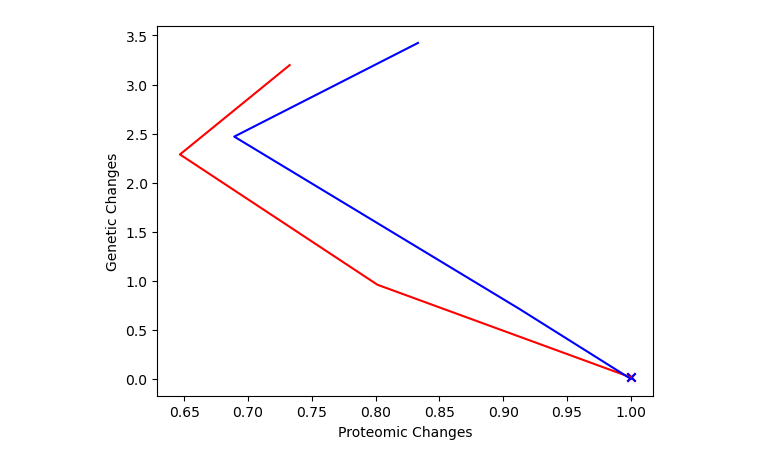
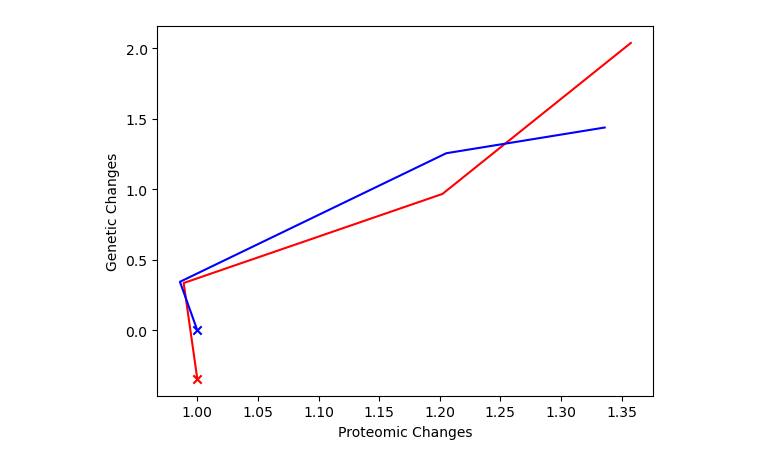
Before and after one commit to cristalzucsd/iModulonMiner, a Jupyter notebook: 5_characterize_iModulons/8_xylose_story.ipynb, the cells around one changed output. Cells and saved outputs as stored; diff of their text form; code cells hidden in the pictures.

```diff
--- a/5_characterize_iModulons/8_xylose_story.ipynb
+++ b/5_characterize_iModulons/8_xylose_story.ipynb
@@ -33,30 +65,30 @@ for group_id, group_df in ica_data.sample_table.groupby('full_name'):
 # %%
 # let's look at expression, iM activity, and proteomics of the genes in question
-gene = 'ZCP4_1350'
+gene = 'ZCP4_0707' # nitrogen fixation - ZCP4_1350, pentose phosphate pathway - ZCP4_1199, nitrogen uptake - ZCP4_0707
 #prot_index = ica_data.gene_table.loc[gene].ZM4_locus.split('_')[1]
 gene_changes = sample_X_df[column_to_sample.values()].loc[gene]
 prot_changes = ica_data.gene_table.loc[gene][column_to_sample.keys()].rename(index = column_to_sample)
 #proteomics_df.loc[prot_index].rename(index = column_to_sample)
 
 order_1 = [
     'lignocellulose_ferment:high_ACSH_early',
     'lignocellulose_ferment:high_ACSH_mid',
     'lignocellulose_ferment:high_ACSH_late',
     'lignocellulose_ferment:high_ACSH_stat',
 ]
 order_2 = [
     'lignocellulose_ferment:low_ACSH_early',
     'lignocellulose_ferment:low_ACSH_mid',
     'lignocellulose_ferment:low_ACSH_late',
     'lignocellulose_ferment:low_ACSH_stat'
 ]
 
 plt.scatter(prot_changes.loc[order_1][0], gene_changes.loc[order_1][0], c = 'red', marker = 'x')
-plt.scatter(prot_changes.loc[order_2][0], gene_changes.loc[order_1][0], c = 'blue', marker = 'x')
+plt.scatter(prot_changes.loc[order_2][0], gene_changes.loc[order_2][0], c = 'blue', marker = 'x')
 plt.plot(prot_changes.loc[order_1], gene_changes.loc[order_1], c = 'red', label = 'high_ACSH')
 plt.plot(prot_changes.loc[order_2], gene_changes.loc[order_2], c = 'blue', label = 'low_ACSH')
 plt.xlabel('Proteomic Changes')
 plt.ylabel('Genetic Changes')
 plt.show()
 # %% [output]
-[figure, old version]
+[figure, new version]
```
Also changed, not shown: parts of 7 cells of this notebook, 38 other files.
